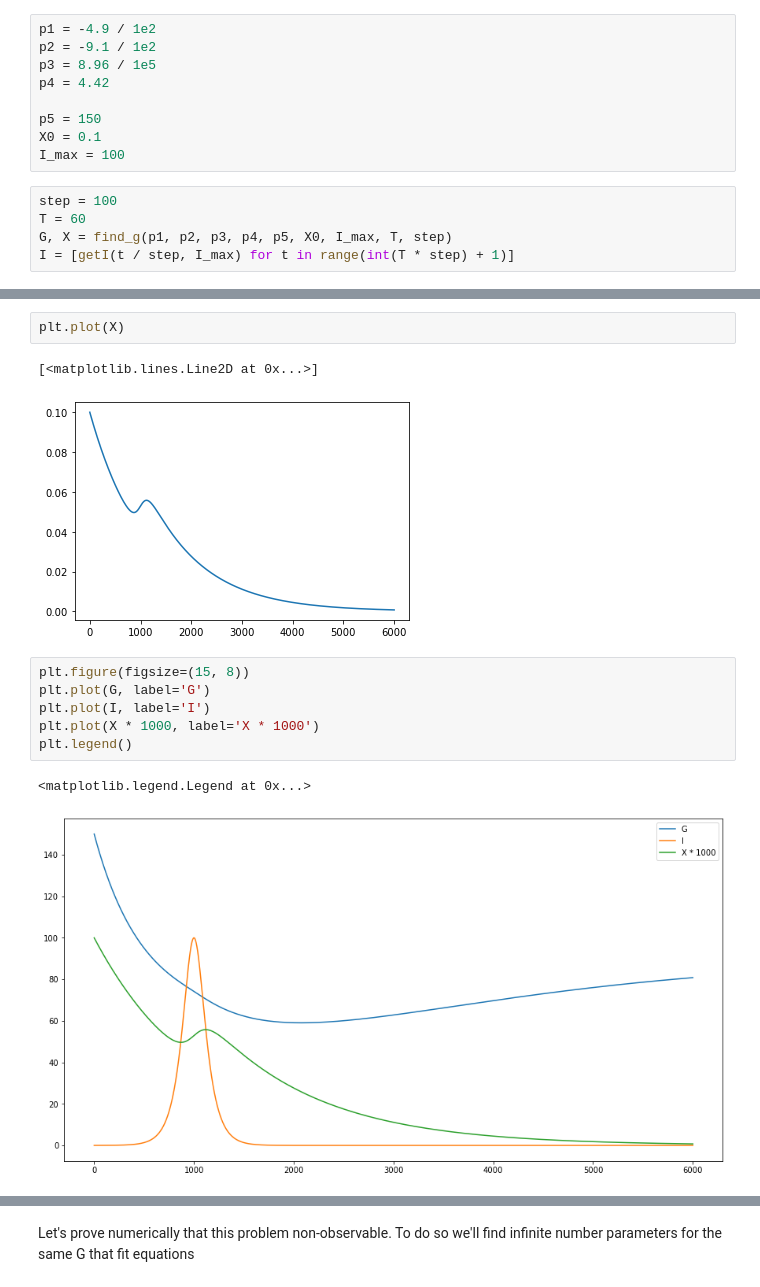
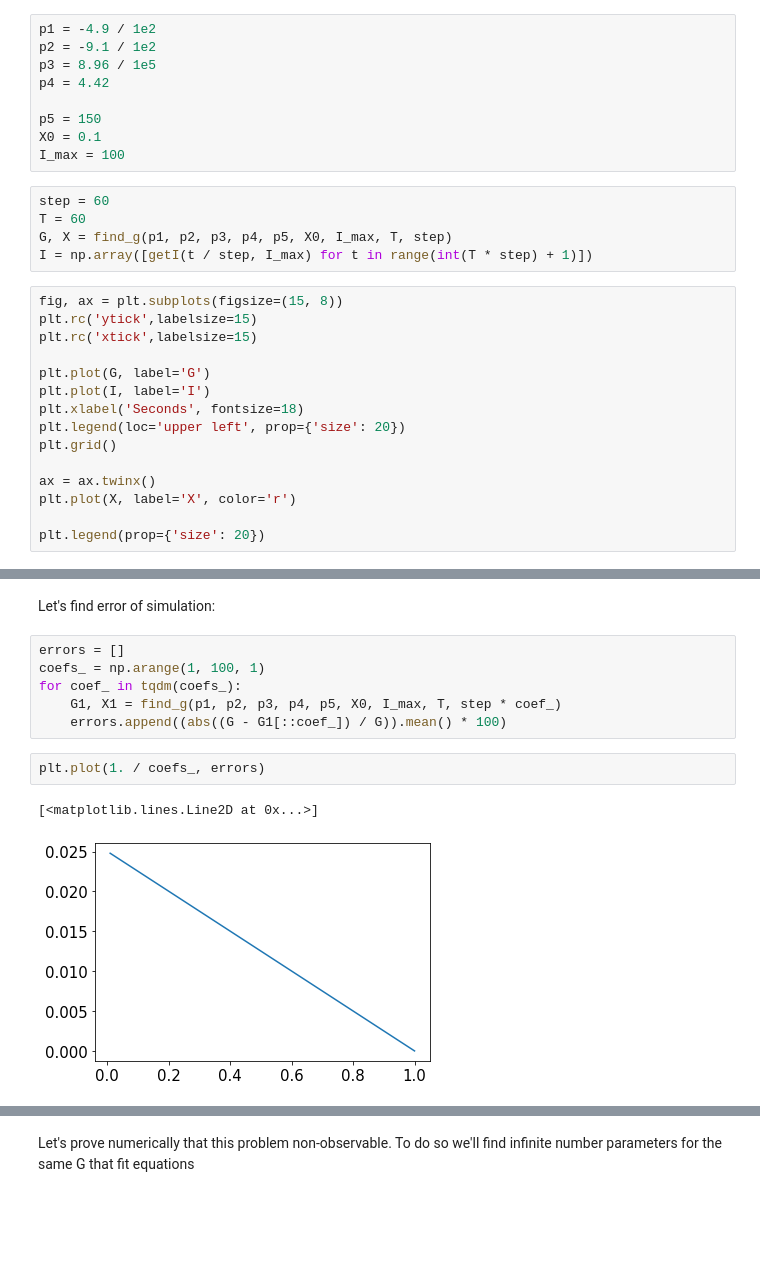
Before and after one commit to vanderwardan/insulin_sensitivity, a Jupyter notebook: Model 6.ipynb, the cells around one changed output, grey strips where cells are left out. Drawn from its saved outputs; the diff is of its cells as text; blank space fills up the shorter version.

```diff
--- a/Model 6.ipynb
+++ b/Model 6.ipynb
@@ -44,7 +45,22 @@ p5 = 150
 X0 = 0.1
 I_max = 100
 # %%
-step = 100
+step = 60
 T = 60
 G, X = find_g(p1, p2, p3, p4, p5, X0, I_max, T, step)
-I = [getI(t / step, I_max) for t in range(int(T * step) + 1)]
+I = np.array([getI(t / step, I_max) for t in range(int(T * step) + 1)])
+# %%
+fig, ax = plt.subplots(figsize=(15, 8))
+plt.rc('ytick',labelsize=15)
+plt.rc('xtick',labelsize=15)
+
+plt.plot(G, label='G')
+plt.plot(I, label='I')
+plt.xlabel('Seconds', fontsize=18)
+plt.legend(loc='upper left', prop={'size': 20})
+plt.grid()
+
+ax = ax.twinx()
+plt.plot(X, label='X', color='r')
+
+plt.legend(prop={'size': 20})
@@ -51,14 +70,13 @@ I = [getI(t / step, I_max) for t in range(int(T * step) + 1)]
+# %% [markdown]
+Let's find error of simulation:
+# %%
+errors = []
+coefs_ = np.arange(1, 100, 1)
+for coef_ in tqdm(coefs_):
+    G1, X1 = find_g(p1, p2, p3, p4, p5, X0, I_max, T, step * coef_)
+    errors.append((abs((G - G1[::coef_]) / G)).mean() * 100)
 # %%
-plt.plot(X)
+plt.plot(1. / coefs_, errors)
 # %% [output]
 [<matplotlib.lines.Line2D at 0x...>]
-[figure, old version]
+[figure, new version]
-# %%
-plt.figure(figsize=(15, 8))
-plt.plot(G, label='G')
-plt.plot(I, label='I')
-plt.plot(X * 1000, label='X * 1000')
-plt.legend()
-# %% [output]
-<matplotlib.legend.Legend at 0x...>
-[figure, removed]
```
Also changed, not shown: parts of 29 cells of this notebook.
